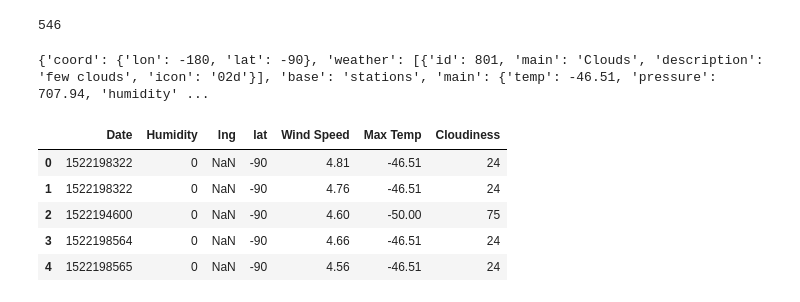
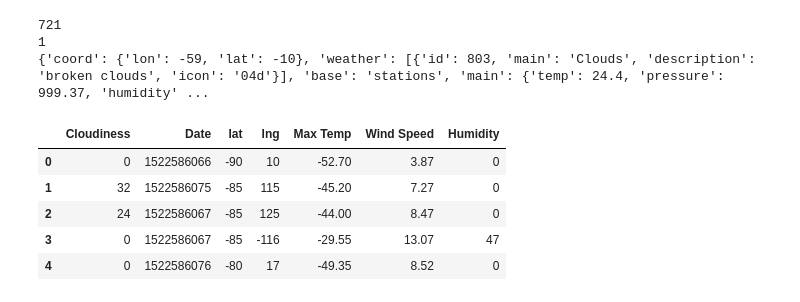
Before and after one commit to BennyFish/WeatherPy, a Jupyter notebook: WeatherPy.ipynb, the cells around one changed output. Saved outputs shown, nothing was run; the diff lists cells and outputs as text; code cells hidden in the pictures.

```diff
--- a/WeatherPy.ipynb
+++ b/WeatherPy.ipynb
@@ -6,8 +7,4 @@ from matplotlib import pyplot as plt
 import json
 from config import api_key
 # %%
-settings = {'APPID':api_key,'units':'metric'}
+settings = {'APPID':api_key,'units':'imperial'}
-# %%
-location = "Charlotte"
-data = owm.get_current(location, **settings)
-print()
@@ -16,26 +11,10 @@ print()
 # %%
 #Create lists of latitudes and longitudes at different points around the globe
-
 lats = [-90]
 x=-90
-for i in range(20):
-    x=x+9
+for i in range(36):
+    x+=180//35
     lats.append(x)
 print(lats)
-lngs = [-180]
-y=-180
-for j in range(24):
-    y=round(y+360/24)
-    lngs.append(y)
-print(lngs)
-cos = np.cos(lats)
-print(np.absolute(cos))
-for lat in lats:
-    for lng in lngs:
-        a = np.absolute(lng)
-        b = np.absolute(lng)-cos
-        if a > b:
-            print(lng)
-        else:
-            continue
+print(len(lats))
 # %% [output]
@@ -64,14 +58,15 @@ ValueError: The truth value of an array with more than one element is ambiguous.
 # %%
 #Merge each json into one large dictionary and loop through keys.
 print(len(data_dict))
+print(counter)
+print(data_dict[random.randint(0,len(data_dict))])
 # %% [output]
-546
+721
+1
+{'coord': {'lon': -59, 'lat': -10}, 'weather': [{'id': 803, 'main': 'Clouds', 'description': 'broken clouds', 'icon': '04d'}], 'base': 'stations', 'main': {'temp': 24.4, 'pressure': 999.37, 'humidity' ...
-# %%
-print(data_dict[0])
-# %% [output]
-{'coord': {'lon': -180, 'lat': -90}, 'weather': [{'id': 801, 'main': 'Clouds', 'description': 'few clouds', 'icon': '02d'}], 'base': 'stations', 'main': {'temp': -46.51, 'pressure': 707.94, 'humidity' ...
 # %%
 x_axis = []
+longitudes = []
 temp = []
 humidity = []
 cloudiness = []
@@ -80,6 +75,7 @@ date = []
 weather_df = pd.DataFrame(columns = {"lat","lng","Max Temp","Humidity","Cloudiness","Wind Speed","Date"})
 for i in range(len(data_dict)):
     x_axis.append(data_dict[i]['coord']['lat'])
+    longitudes.append(data_dict[i]['coord']['lon'])
     temp.append(data_dict[i]['main']['temp_max'])
     humidity.append(data_dict[i]['main']['humidity'])
     cloudiness.append(data_dict[i]['clouds']['all'])
@@ -87,16 +83,17 @@ for i in range(len(data_dict)):
     date.append(data_dict[i]['dt'])
 # %%
 weather_df["lat"] = x_axis
+weather_df["lng"] = longitudes
 weather_df["Max Temp"] = temp
 weather_df["Humidity"] = humidity
 weather_df["Cloudiness"] = cloudiness
 weather_df["Wind Speed"] = wind_speed
 weather_df["Date"] = date
 weather_df.head()
 # %% [output]
-|  | Date | Humidity | lng | lat | Wind Speed | Max Temp | Cloudiness |
-| 0 | 1522198322 | 0 | NaN | -90 | 4.81 | -46.51 | 24 |
-| 1 | 1522198322 | 0 | NaN | -90 | 4.76 | -46.51 | 24 |
-| 2 | 1522194600 | 0 | NaN | -90 | 4.60 | -50.00 | 75 |
-| 3 | 1522198564 | 0 | NaN | -90 | 4.66 | -46.51 | 24 |
-| 4 | 1522198565 | 0 | NaN | -90 | 4.56 | -46.51 | 24 |
+|  | Cloudiness | Date | lat | lng | Max Temp | Wind Speed | Humidity |
+| 0 | 0 | 1522586066 | -90 | 10 | -52.70 | 3.87 | 0 |
+| 1 | 32 | 1522586075 | -85 | 115 | -45.20 | 7.27 | 0 |
+| 2 | 24 | 1522586067 | -85 | 125 | -44.00 | 8.47 | 0 |
+| 3 | 0 | 1522586067 | -85 | -116 | -29.55 | 13.07 | 47 |
+| 4 | 0 | 1522586076 | -80 | 17 | -49.35 | 8.52 | 0 |
```
Also changed, not shown: parts of 14 cells of this notebook.
